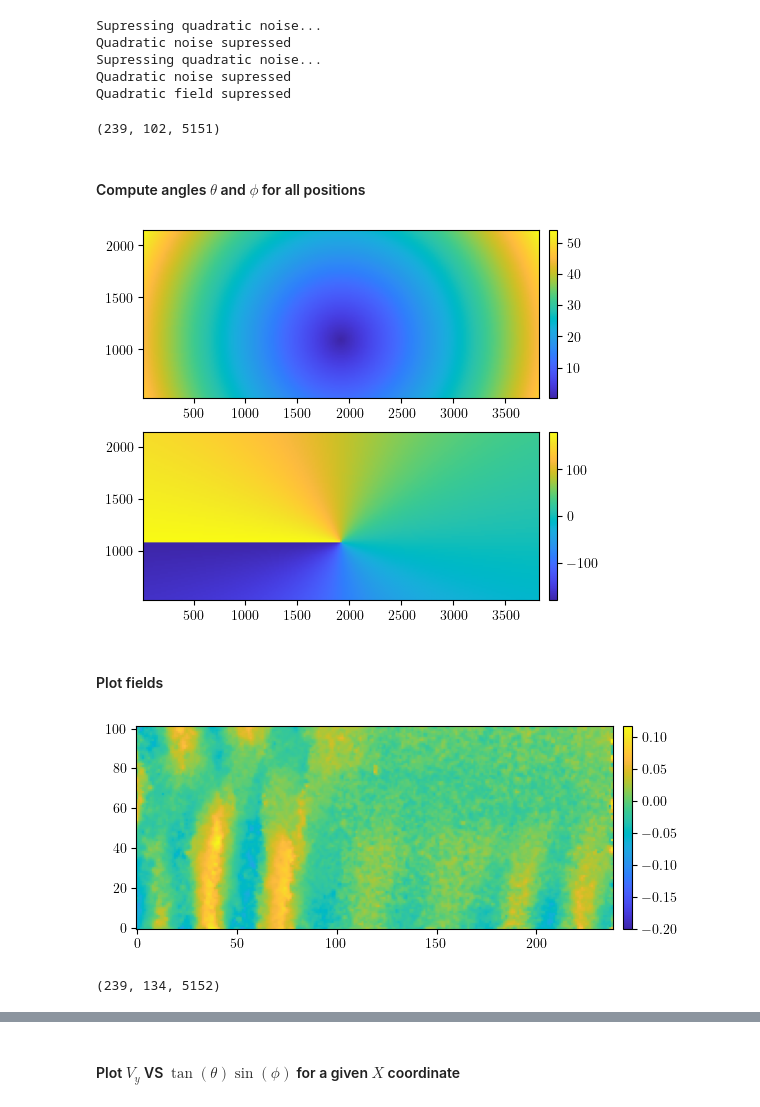
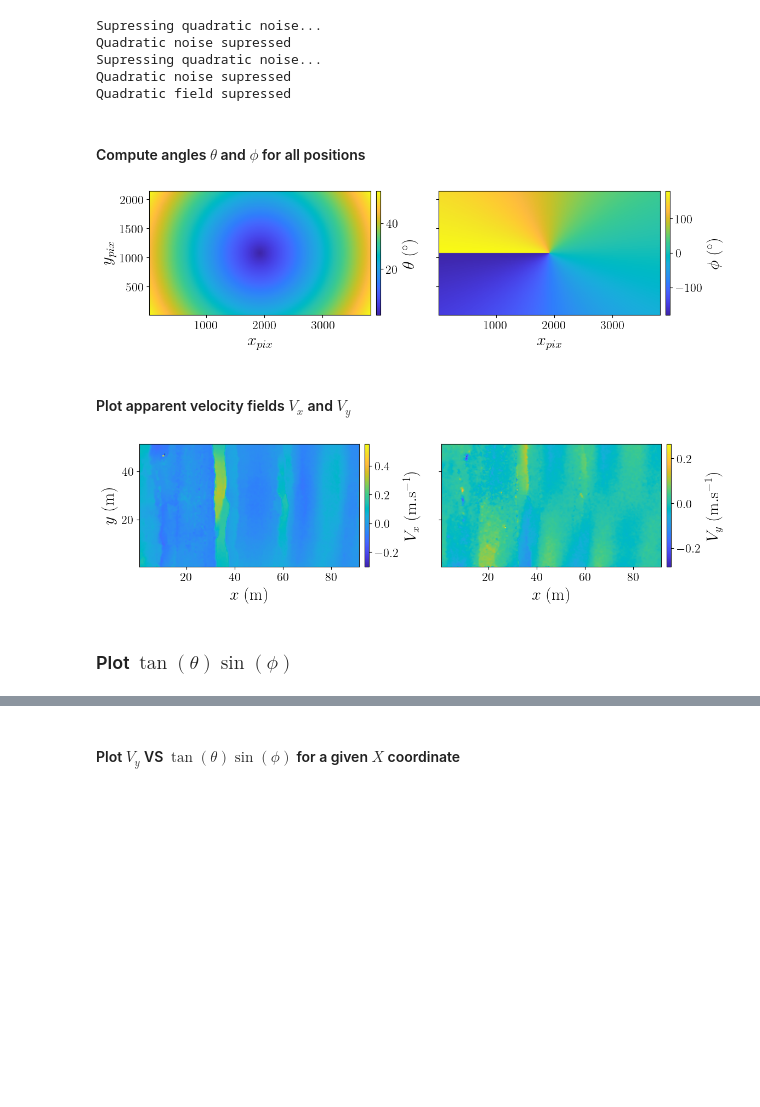
Before and after one commit to Turbotice/icewave, a Jupyter notebook: icewave/sebastien/BicWin2024/Projection_ux_uz_PIV.ipynb, the cells around one changed output, grey strips where cells are left out. Saved outputs shown, nothing was run; the diff lists cells and outputs as text; code cells hidden in the pictures; blank space fills up the shorter version.

Commit message:
Update projection of apparent velocity fields Vx Vy to real fields uz and ux

```diff
--- a/icewave/sebastien/BicWin2024/Projection_ux_uz_PIV.ipynb
+++ b/icewave/sebastien/BicWin2024/Projection_ux_uz_PIV.ipynb
@@ -83,10 +87,6 @@ Quadratic noise supressed
 Supressing quadratic noise...
 Quadratic noise supressed
 Quadratic field supressed
-# %%
-Vx.shape
-# %% [output]
-(239, 102, 5151)
 # %% [markdown]
 #### Compute angles $\theta$ and $\phi$ for all positions
 # %%
@@ -97,39 +97,60 @@ theta,phi = dp.get_theta_phi(xpix,ypix,S['PIXEL']['x0'], S['PIXEL']['y0'],S['DRO
 # %%
 extents_meter = np.array([S['x'].min(),S['x'].max(),S['y'].min(),S['y'].max()])
 extents_pix = np.array([S['PIXEL']['x_pix'].min(),S['PIXEL']['x_pix'].max(),
                     S['PIXEL']['y_pix'].min(),S['PIXEL']['y_pix'].max()])
 
-fig, axs = plt.subplots(nrows = 2)
+# set_graphs.set_matplotlib_param('single')
+fig, axs = plt.subplots(ncols = 2, sharey = True, figsize = (12,8))
 imsh = []
 for i,ax in enumerate(axs):
     if i == 0:
         imsh.append(ax.imshow(theta*180/np.pi,cmap = parula_map,origin = 'lower',extent = extents_pix))
+        divider = make_axes_locatable(ax)
+        cax = divider.append_axes("right", size="2%", pad=0.1)
+        cbar = plt.colorbar(imsh[i],cax = cax)
+        cbar.set_label(r'$\theta \; \mathrm{(^{\circ})}$')
     else:
         imsh.append(ax.imshow(phi*180/np.pi,cmap = parula_map,origin = 'lower',extent = extents_pix))
+        divider = make_axes_locatable(ax)
+        cax = divider.append_axes("right", size="2%", pad=0.1)
+        cbar = plt.colorbar(imsh[i],cax = cax)
+        cbar.set_label(r'$\phi \; \mathrm{(^{\circ})}$')
 
-    divider = make_axes_locatable(ax)
-    cax = divider.append_axes("right", size="2%", pad=0.1)
-    cbar = plt.colorbar(imsh[i],cax = cax)
+    ax.set_xlabel(r'$x_{pix}$')
+
+axs[0].set_ylabel(r'$y_{pix}$')
+
+plt.tight_layout()
 # %% [output]
-[figure, old version]
+[figure, new version]
 # %% [markdown]
-#### Plot fields
+#### Plot apparent velocity fields $V_x$ and $V_y$
 # %%
-# select a frame and a x coordinate
+# select a frame
 frame = 800
-field = Vy[:,:,frame]
-fig, ax = plt.subplots()
-imsh = ax.imshow(field.T,cmap = parula_map,origin = 'lower',aspect = 'equal')
-divider = make_axes_locatable(ax)
+
+fig, axs = plt.subplots(ncols = 2,sharey = True, figsize = (12,8))
+imsh = axs[0].imshow(Vx[:,:,frame].T,cmap = parula_map,origin = 'lower',aspect = 'equal',extent = extents_meter)
+divider = make_axes_locatable(axs[0])
 cax = divider.append_axes("right", size="2%", pad=0.1)
 cbar = plt.colorbar(imsh,cax = cax)
+cbar.set_label(r'$V_x \; \mathrm{(m.s^{-1})}$')
+
+imsh = axs[1].imshow(Vy[:,:,frame].T,cmap = parula_map,origin = 'lower',aspect = 'equal',extent = extents_meter)
+divider = make_axes_locatable(axs[1])
+cax = divider.append_axes("right", size="2%", pad=0.1)
+cbar = plt.colorbar(imsh,cax = cax)
+cbar.set_label(r'$V_y \; \mathrm{(m.s^{-1})}$')
+
+axs[0].set_ylabel(r'$y \; \mathrm{(m)}$')
+for ax in axs:
+    ax.set_xlabel(r'$x \; \mathrm{(m)}$')
+
+plt.tight_layout()
 # %% [output]
-[figure, old version]
+[figure, new version]
-# %%
-# select a value of y
-print(Vy.shape)
-# %% [output]
-(239, 134, 5152)
+# %% [markdown]
+### Plot $\tan(\theta)\sin(\phi)$
 # %%
 f_thetaphi_map = np.tan(theta.ravel())*np.sin(phi.ravel())
 f_thetaphi_map = f_thetaphi_map.reshape(theta.shape)
```
Also changed, not shown: parts of 20 cells of this notebook.
